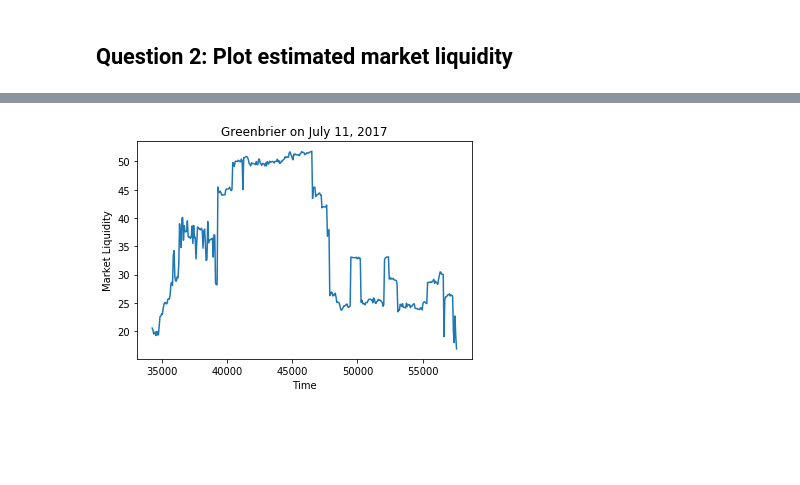
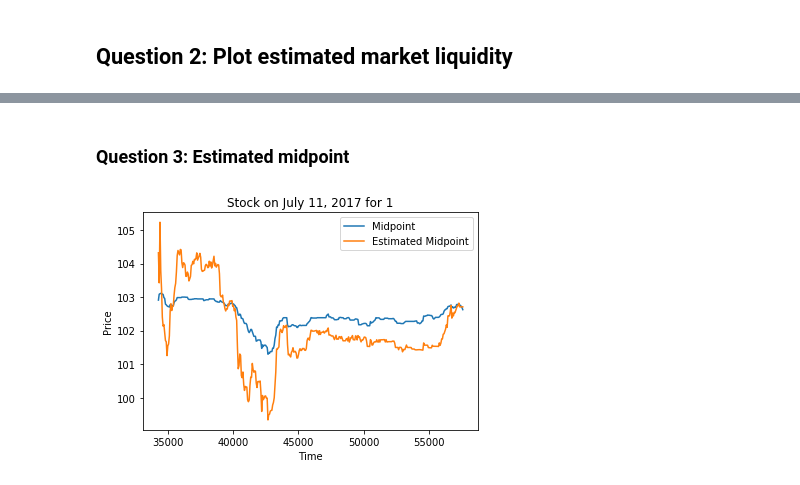
Before and after one commit to tpellet/BootCamp2019, a Jupyter notebook: ProblemSets/Econ/Week 5 - Asset Pricing/Problem Set - Chapter 3 - Kyle Model.ipynb, the cells around one changed output, grey strips where cells are left out. Saved outputs shown, nothing was run; the diff lists cells and outputs as text; code cells hidden in the pictures; blank space fills up the shorter version.

```diff
--- a/ProblemSets/Econ/Week 5 - Asset Pricing/Problem Set - Chapter 3 - Kyle Model.ipynb
+++ b/ProblemSets/Econ/Week 5 - Asset Pricing/Problem Set - Chapter 3 - Kyle Model.ipynb
@@ -133,15 +158,26 @@ plt.show()
+# %% [markdown]
+### Question 3: Estimated midpoint
 # %%
-liquidity = []
-time = []
-for i, item in enumerate(GBX):
-    book = Orderbook(item)
-    liquidity.append(book.get_params()[1])
-    time.append(book.timestamp)
 
-plt.plot(time, liquidity)
-plt.title('Greenbrier on July 11, 2017')
-plt.ylabel('Market Liquidity')
-plt.xlabel('Time')
-plt.show()
+def findp0(stock,σ):
+    p0 = []
+    midpoint = []
+    time = []
+    for i, item in enumerate(stock):
+        book = Orderbook(item)
+        p0.append(-book.get_params(σ)[0]/book.get_params(σ)[1])
+        midpoint.append(book.midpoint)
+        time.append(book.timestamp)
+
+    # Timeperiod = pd.date_range("08:00", "17:30", freq="1min")
+    plt.plot(time, midpoint)
+    plt.plot(time, p0)
+    plt.title('Stock on July 11, 2017 for %i' % σ)
+    plt.ylabel('Price')
+    plt.legend(['Midpoint', 'Estimated Midpoint'])
+    plt.xlabel('Time')
+    plt.show()
+
+findp0(THO,1)
 # %% [output]
-[figure, old version]
+[figure, new version]
```
Also changed, not shown: parts of 20 cells of this notebook, 1 other file.
